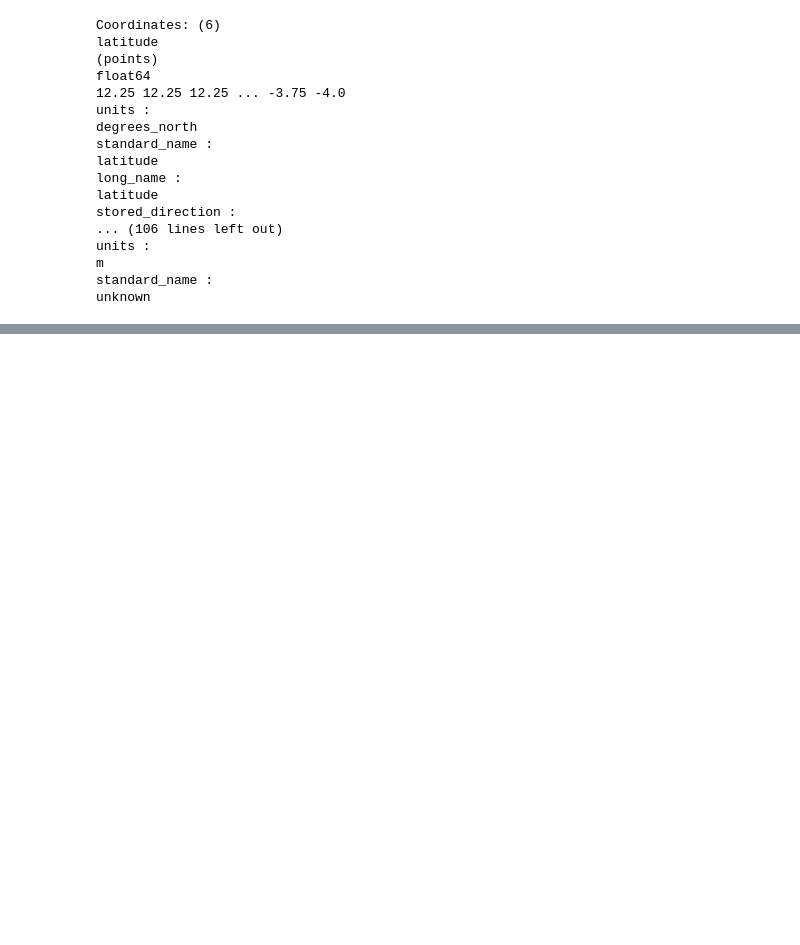
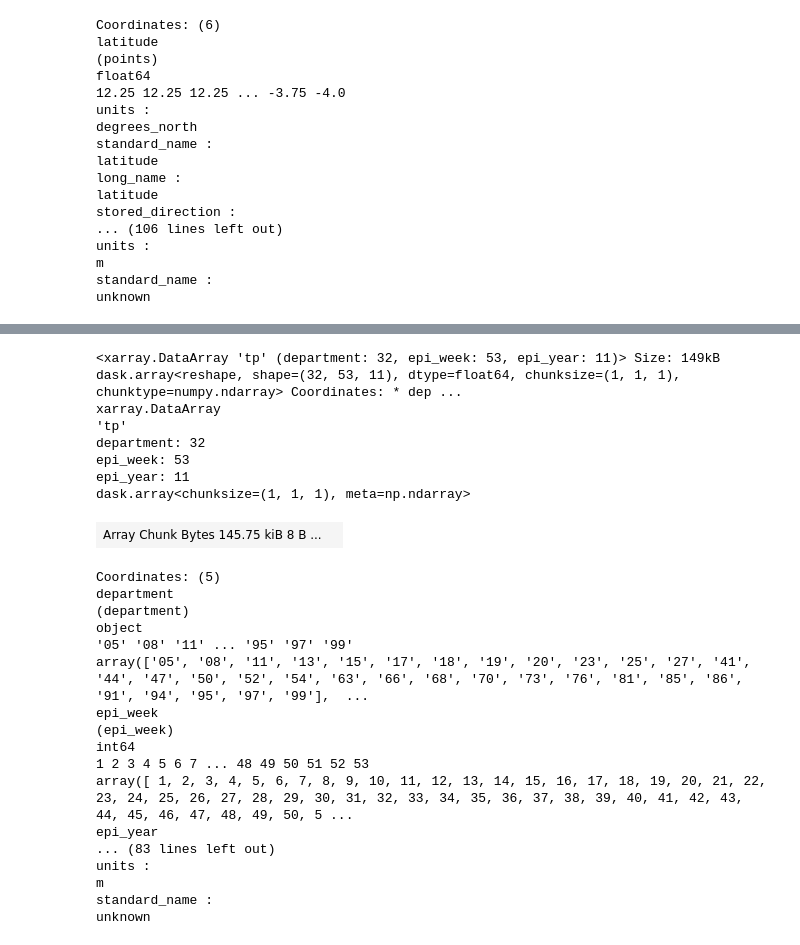
Before and after one commit to CarlosBlanco1/ColombiaDengueForecasting, a Jupyter notebook: notebooks/explore_dengue_cases.ipynb, the cells around one changed output, grey strips where cells are left out. Cells and saved outputs as stored; diff of their text form; code cells hidden in the pictures; blank space fills up the shorter version.

```diff
--- a/notebooks/explore_dengue_cases.ipynb
+++ b/notebooks/explore_dengue_cases.ipynb
@@ -890,0 +939,40 @@ array(['2015-12-31T00:00:00.000000000', '2016-01-01T00:00:00.000000000',
+# %%
+times = daily_avg_p_by_department.get_index('valid_time')
+calendar = epi_year_week_per_day_df.reindex(times)
+
+if calendar[['epi_year','epi_week']].isna().any().any():
+    raise ValueError("some precipitation dates are missing ther epi labels")
+
+daily_avg_p_by_department = daily_avg_p_by_department.assign_coords(
+    epi_week = ('valid_time', epi_year_week_per_day_df.loc[times, 'epi_week'].values),
+    epi_year = ('valid_time', epi_year_week_per_day_df.loc[times, 'epi_year'].values)
+)
+
+weekly_avg_p_by_department = daily_avg_p_by_department.groupby(['epi_week','epi_year']).sum('valid_time')
+weekly_avg_p_by_department
+# %% [output]
+<xarray.DataArray 'tp' (department: 32, epi_week: 53, epi_year: 11)> Size: 149kB dask.array<reshape, shape=(32, 53, 11), dtype=float64, chunksize=(1, 1, 1), chunktype=numpy.ndarray> Coordinates: * dep ...
+xarray.DataArray
+'tp'
+department: 32
+epi_week: 53
+epi_year: 11
+dask.array<chunksize=(1, 1, 1), meta=np.ndarray>
+| Array Chunk Bytes 145.75 kiB 8 B ... |  |
+Coordinates: (5)
+department
+(department)
+object
+'05' '08' '11' ... '95' '97' '99'
+array(['05', '08', '11', '13', '15', '17', '18', '19', '20', '23', '25', '27', '41', '44', '47', '50', '52', '54', '63', '66', '68', '70', '73', '76', '81', '85', '86', '91', '94', '95', '97', '99'],  ...
+epi_week
+(epi_week)
+int64
+1 2 3 4 5 6 7 ... 48 49 50 51 52 53
+array([ 1, 2, 3, 4, 5, 6, 7, 8, 9, 10, 11, 12, 13, 14, 15, 16, 17, 18, 19, 20, 21, 22, 23, 24, 25, 26, 27, 28, 29, 30, 31, 32, 33, 34, 35, 36, 37, 38, 39, 40, 41, 42, 43, 44, 45, 46, 47, 48, 49, 50, 5 ...
+epi_year
+... (83 lines left out)
+units :
+m
+standard_name :
+unknown
```
Also changed, not shown: parts of 4 cells of this notebook.
